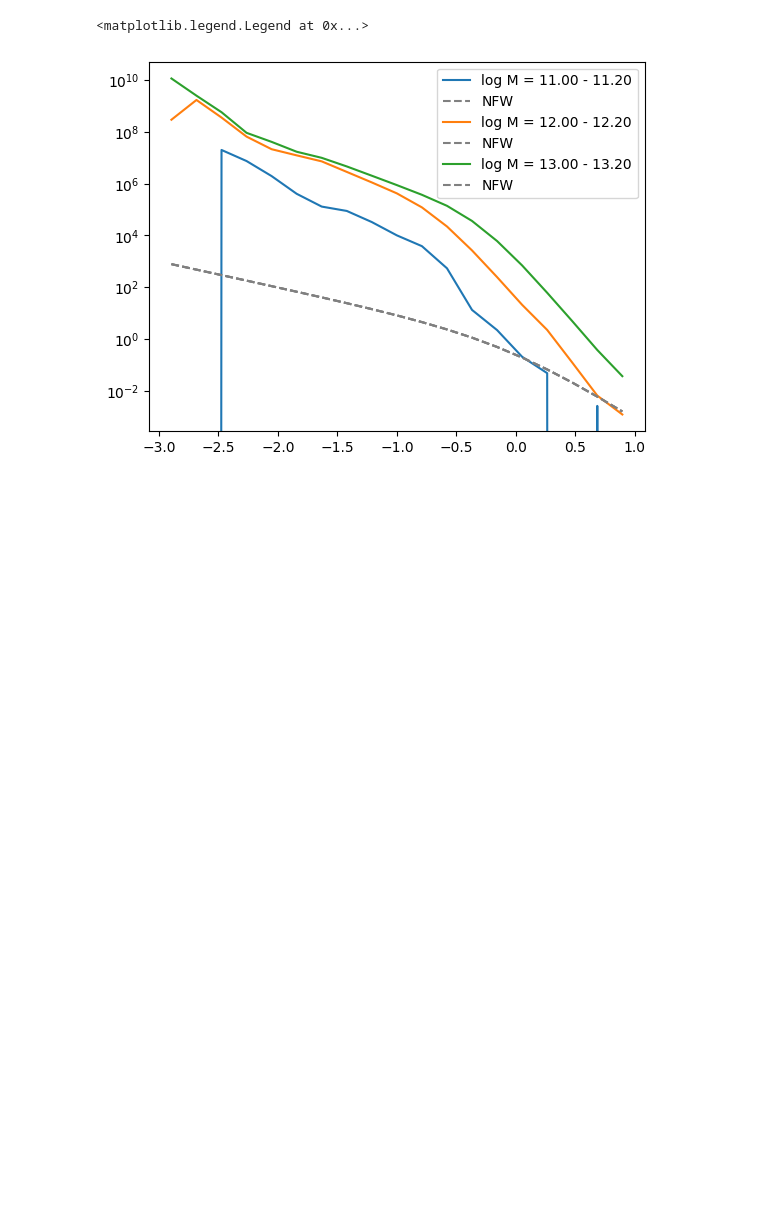
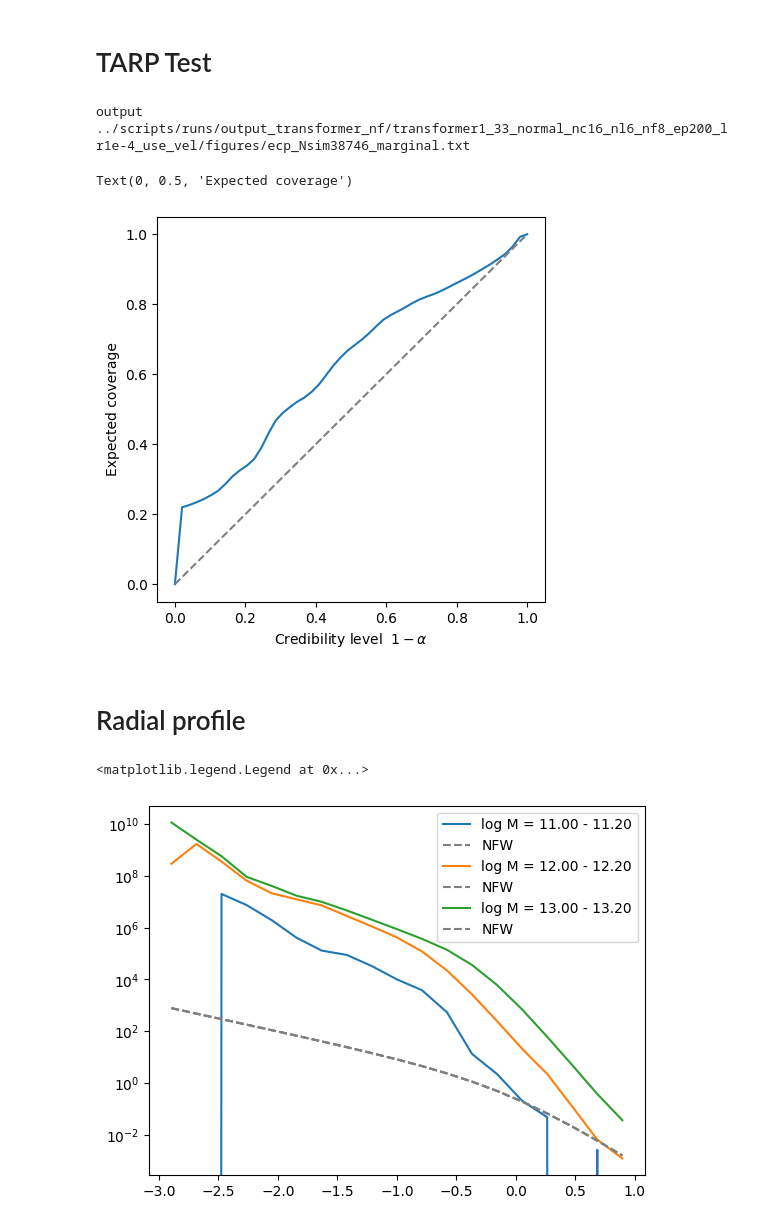
Before and after one commit to knmoriwaki/cosmoglint, a Jupyter notebook: notebooks/plot_transformer_nf.ipynb, the cells around one changed output. Saved outputs shown, nothing was run; the diff lists cells and outputs as text; code cells hidden in the pictures; blank space fills up the shorter version.

Commit message:
Additional evaluation: NF, TARP

```diff
--- a/notebooks/plot_transformer_nf.ipynb
+++ b/notebooks/plot_transformer_nf.ipynb
@@ -407,3 +468,73 @@ for iparam in range(opt.num_features):
+# %% [markdown]
+# TARP Test
+# %%
+from plot_utils import calc_ecp
+
+def sample_func(x):
+    x = x.to(device)
+    threshold = normalize(1e-3, opt.output_features[0], opt.norm_param_dict)
+
+    gen = generate(model, flow, tmp, stop_threshold=threshold)
+    gen = gen.detach().cpu().numpy()
+    seq_length = len(gen[0])
+    length_ij = calc_length(gen, threshold)
+    mask = np.arange(seq_length)[None, :] >= length_ij[:, None]
+    gen[mask] = 0
+
+    return gen
+
+x_true_test = dataset_true.x
+y_true_test = dataset_true.y_padded
+mask_test = dataset_true.mask
+
+### Select simulation data to use for ECP
+
+Nsim = min(1000, len(x_true_test))
+Nsim = len(x_true_test)
+
+indices = np.random.choice(len(x_true_test), Nsim, replace=False)
+x_true_test = x_true_test[indices]
+y_true_test = y_true_test[indices]
+mask_test = mask_test[indices]
+
+### Define reference points
+
+y_ref_name = "rand"
+y_ref_name = "input"
+y_ref_name = "marginal"
+
+if y_ref_name == "rand":
+    y_ref = np.random.rand(*y_true_test.shape)
+elif y_ref_name == "input":
+    y_ref = x_true_test[:, 0]
+    y_ref = y_ref[:, None, None] + 0.5 * torch.rand(*y_true_test.shape) # (Nsim, seq_length, num_params)
+    print(y_ref.shape)
+else:
+    idx = torch.randperm(dataset_true.y_padded.size(0))[:Nsim]
+    y_ref = dataset_true.y_padded[idx]
+
+### Compute ECP
+
+alpha = np.linspace(0, 1, 50)
+ecp = calc_ecp(x_true_test, y_true_test, alpha, sample_func, y_ref=y_ref)
+
+fout = "{}/ecp_Nsim{:d}_{}.txt".format(output_dir, Nsim, y_ref_name)
+print("output {}".format(fout))
+with open(fout, "w") as f:
+    for a, e in zip(alpha, ecp):
+        f.write("{:.4f} {:.4f}\n".format(a, e))
+
+plt.figure(figsize=(5,5))
+plt.plot(1-alpha, ecp)
+plt.plot([0,1], [0,1], color="gray", ls="dashed")
+plt.xlabel(r"Credibility level $\ 1 - \alpha$")
+plt.ylabel("Expected coverage")
+# %% [output]
+output ../scripts/runs/output_transformer_nf/transformer1_33_normal_nc16_nl6_nf8_ep200_lr1e-4_use_vel/figures/ecp_Nsim38746_marginal.txt
+Text(0, 0.5, 'Expected coverage')
+[figure, added]
+# %% [markdown]
+# Radial profile
 # %%
 ## radial profile
 def NFW_profile(logr, log_rs=0, log_rho0=0):
```
Also changed, not shown: parts of 16 cells of this notebook, 7 other files.
